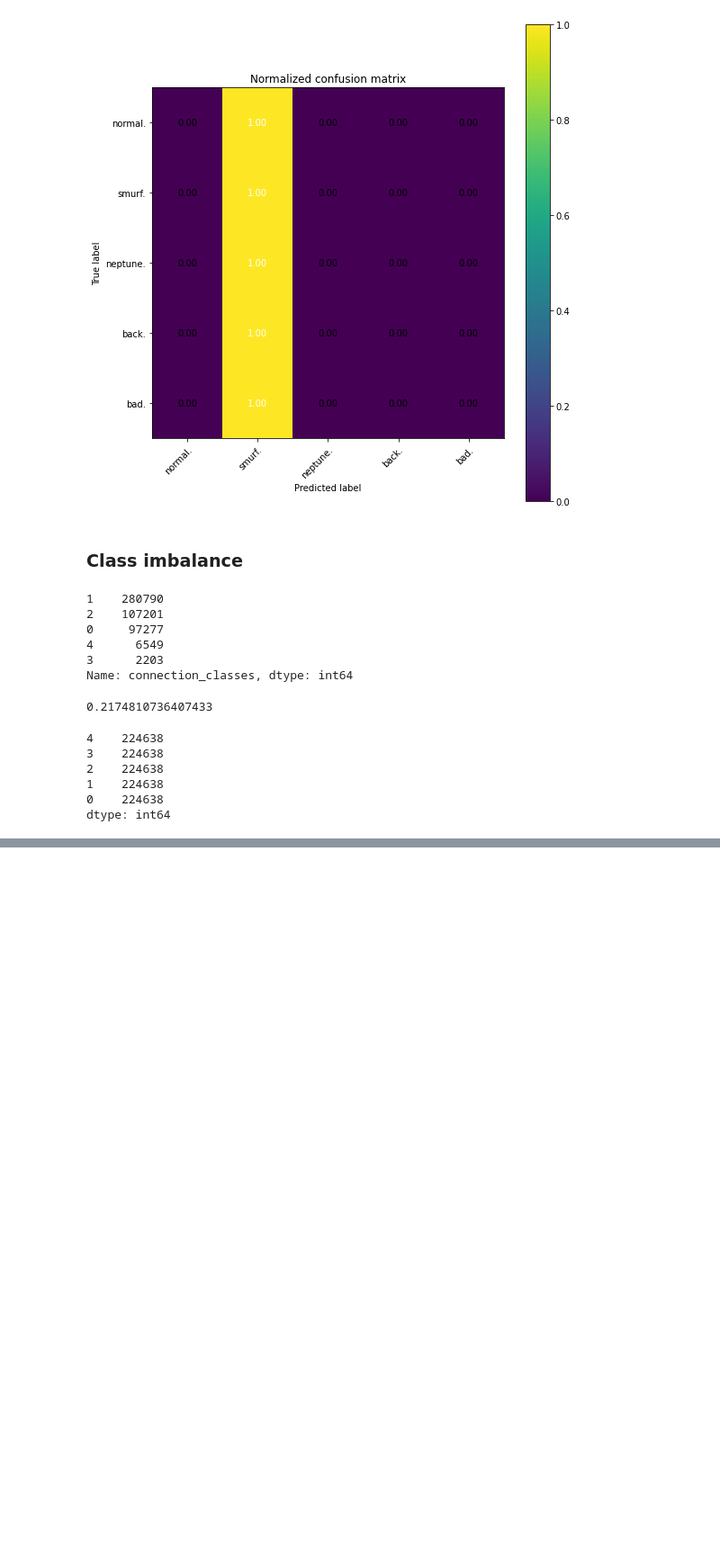
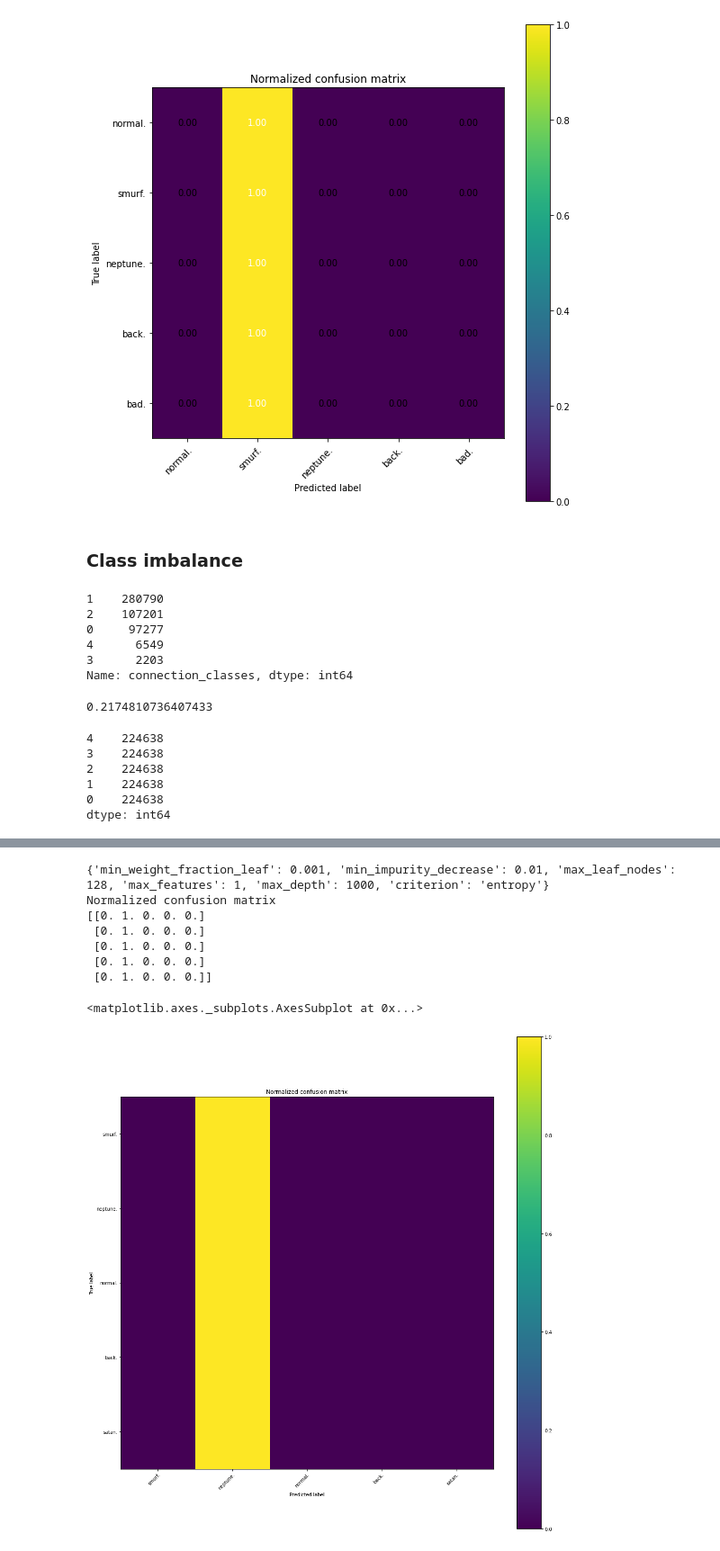
Before and after one commit to mohamed-chamrouk/projet_AIR, a Jupyter notebook: projet_AIR-Regression_Classification.ipynb, the cells around one changed output, grey strips where cells are left out. Shown: that part at 90% size. Drawn from its saved outputs; the diff is of its cells as text; code cells hidden in the pictures; blank space fills up the shorter version.

```diff
--- a/projet_AIR-Regression_Classification.ipynb
+++ b/projet_AIR-Regression_Classification.ipynb
@@ -669,0 +834,20 @@ accuracy_score(y_pred, y_test)
+# %%
+# Note that we use 1 CPU per classifier, since we are training different
+# classifiers
+forest = RandomForestClassifier(n_estimators=100, random_state = 4, n_jobs=1,)
+
+
+search = RandomizedSearchCV(
+                            scoring = 'accuracy', # See other possible metrics in
+                                                # https://scikit-learn.org/stable/modules/model_evaluation.html#scoring-parameter
+
+                            estimator=forest,
+                            param_distributions=param_grid,
+                            n_iter=50, # We just test 50 configurations
+                            verbose=2,random_state=42,
+                            n_jobs=-1, # Triain forests in parallel using
+                                      # all CPUs
+                            cv=5 # 5-fold validation
+                          )
+
+search.fit(X_test, y_test)
@@ -669,0 +877,17 @@ accuracy_score(y_pred, y_test)
+# %%
+print(search.best_params_)
+
+model = search.best_estimator_
+y_pred = model.predict(X_test)
+
+plot_conf_mat(y_test, y_pred, class_names, text=False, width=15, height=15)
+# %% [output]
+{'min_weight_fraction_leaf': 0.001, 'min_impurity_decrease': 0.01, 'max_leaf_nodes': 128, 'max_features': 1, 'max_depth': 1000, 'criterion': 'entropy'}
+Normalized confusion matrix
+[[0. 1. 0. 0. 0.]
+ [0. 1. 0. 0. 0.]
+ [0. 1. 0. 0. 0.]
+ [0. 1. 0. 0. 0.]
+ [0. 1. 0. 0. 0.]]
+<matplotlib.axes._subplots.AxesSubplot at 0x...>
+[figure, added]
```
Also changed, not shown: parts of 26 cells of this notebook.
